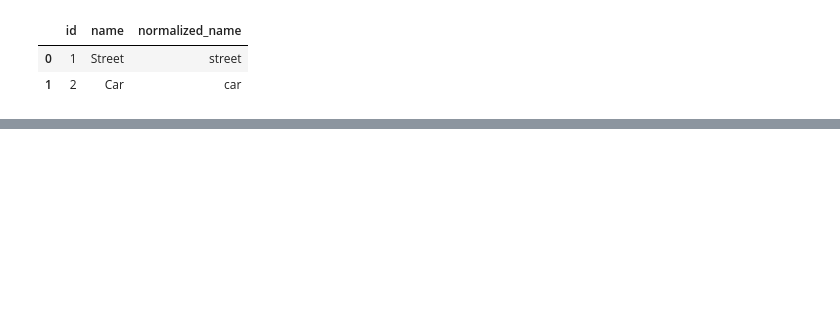
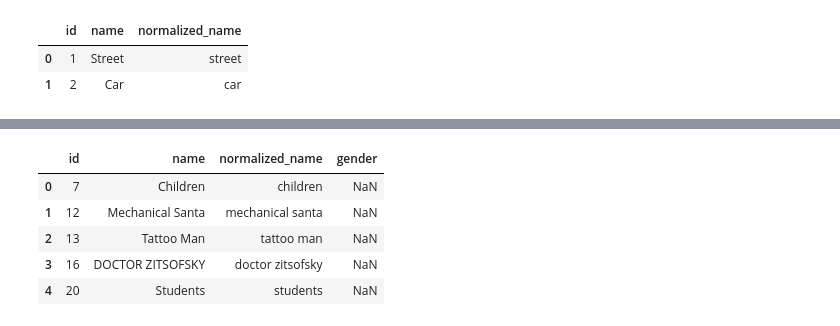
Before and after one commit to jillianhade/data-science-notes, a Jupyter notebook: simpsons_data.ipynb, the cells around one changed output, grey strips where cells are left out. Drawn from its saved outputs; the diff is of its cells as text; code cells hidden in the pictures; blank space fills up the shorter version.

Commit message:
imported gender csv

```diff
--- a/simpsons_data.ipynb
+++ b/simpsons_data.ipynb
@@ -109,0 +202,11 @@ df_2.head(2)
+# %%
+df_4 = pd.read_csv('datasets_csv/simpsons_characters.csv')
+# %%
+df_4.head()
+# %% [output]
+|  | id | name | normalized_name | gender |
+| 0 | 7 | Children | children | NaN |
+| 1 | 12 | Mechanical Santa | mechanical santa | NaN |
+| 2 | 13 | Tattoo Man | tattoo man | NaN |
+| 3 | 16 | DOCTOR ZITSOFSKY | doctor zitsofsky | NaN |
+| 4 | 20 | Students | students | NaN |
```
Also changed, not shown: parts of 11 cells of this notebook.
